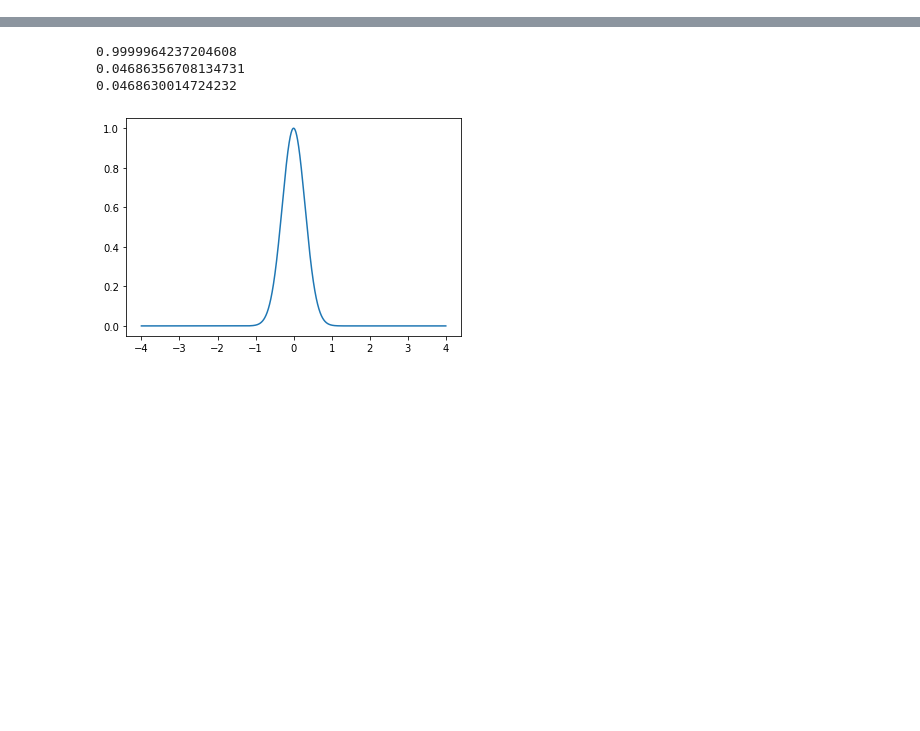
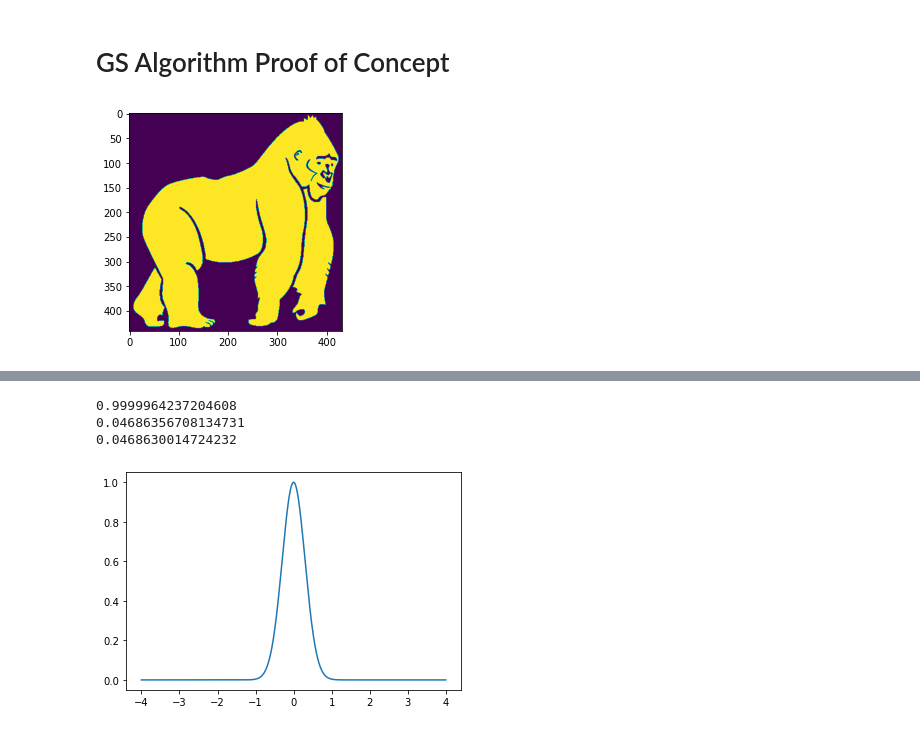
Before and after one commit to kgord831/FourierBeamPropagation, a Jupyter notebook: BeamPropagation.ipynb, the cells around one changed output, grey strips where cells are left out. Saved outputs shown, nothing was run; the diff lists cells and outputs as text; code cells hidden in the pictures; blank space fills up the shorter version.

```diff
--- a/BeamPropagation.ipynb
+++ b/BeamPropagation.ipynb
@@ -46,0 +82,9 @@ def show_img(dat, x, y):
+# %% [markdown]
+# GS Algorithm Proof of Concept
+# %%
+target = ~imageio.imread('Harambe.bmp')
+plt.imshow(target)
+source = np.ones(target.shape)
+source = source/np.sum(np.abs(source)**2)*np.sum(np.abs(target)**2)
+# %% [output]
+[figure, added]
```
Also changed, not shown: parts of 14 cells of this notebook, 1 other file.
